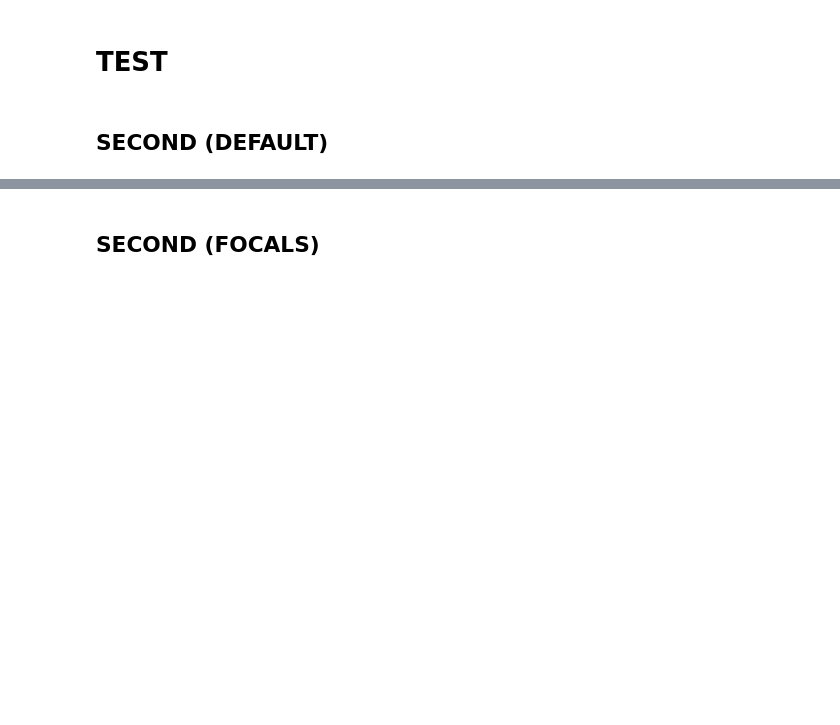
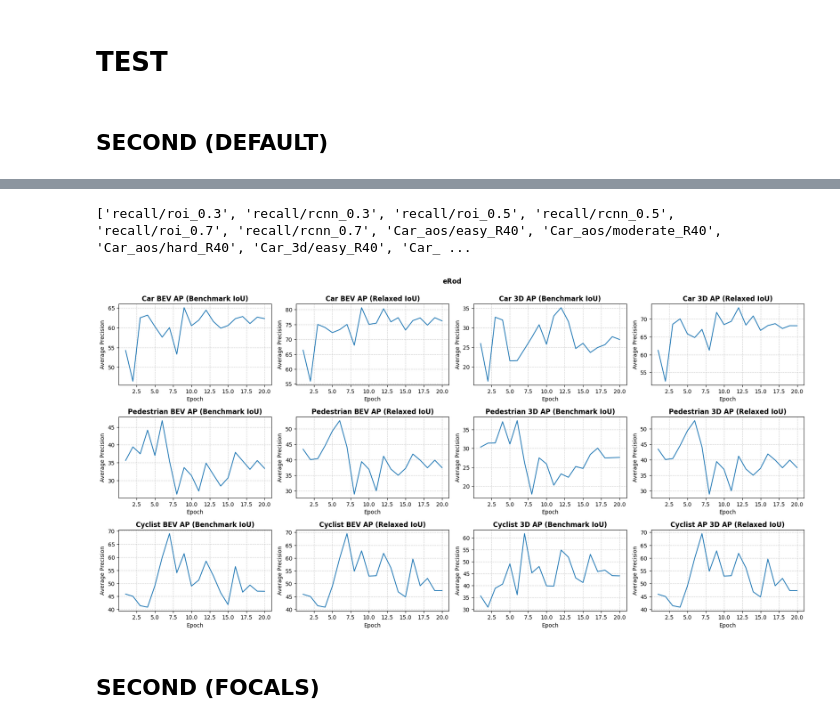
Before and after one commit to KULBerndDockx/OpenPCDet, a Jupyter notebook: tensorboard copy.ipynb, the cells around one changed output, grey strips where cells are left out. Cells and saved outputs as stored; diff of their text form; code cells hidden in the pictures; blank space fills up the shorter version.

Commit message:
new graphs

```diff
--- a/tensorboard copy.ipynb
+++ b/tensorboard copy.ipynb
@@ -113,34 +113,21 @@ def print_tb(dataset=None,log_dir=None):
 # %%
 log_test = {
     "S_F_def": {
-        "K": "/OpenPCDet/output/OpenPCDet/tools/cfgs/models/S/F/S_F_K/default/eval/eval_all_default/default/tensorboard_val",
         "N": "/OpenPCDet/output/OpenPCDet/tools/cfgs/models/S/F/S_F_N/default/eval/eval_all_default/default/tensorboard_val",
-        "E": "/OpenPCDet/output/OpenPCDet/tools/cfgs/models/S/F/S_F_E/default/eval/eval_all_default/default/tensorboard_val_all",
+        "E": "/OpenPCDet/output/OpenPCDet/tools/cfgs/models/S/F/S_F_E/default/eval/eval_all_default/default_def/tensorboard_val_all",
     },
     "P_D_ftd": {
         "K": "/OpenPCDet/output/OpenPCDet/tools/cfgs/models/P/D/P_D_K/default/eval/eval_all_default/default/tensorboard_val",
-        "N": "/OpenPCDet/output/OpenPCDet/tools/cfgs/models/P/D/P_D_N/default/eval/eval_all_default/default/tensorboard_val",
         "E": "/OpenPCDet/output/OpenPCDet/tools/cfgs/models/P/D/P_D_E/default/eval/eval_all_default/default_0/tensorboard_val_all",
-    },
-    "P_T_ftd": {
-        "K": "/OpenPCDet/output/OpenPCDet/tools/cfgs/models/P/T/P_T_K/default/eval/eval_all_default/default/tensorboard_val",
-        "N": "/OpenPCDet/output/OpenPCDet/tools/cfgs/models/P/T/P_T_N/default/eval/eval_all_default/default/tensorboard_val_all",
-        "E": "/OpenPCDet/output/OpenPCDet/tools/cfgs/models/P/T/P_T_E/default/eval/eval_all_default/default/tensorboard_val_all",
     },
     "S_D_ftd": {
         "K": "/OpenPCDet/output/OpenPCDet/tools/cfgs/models/S/D/S_D_K/default/eval/eval_all_default/default/tensorboard_val",
-        "N": "/OpenPCDet/output/OpenPCDet/tools/cfgs/models/S/D/S_D_N/default/eval/eval_all_default/default/tensorboard_val",
         "E": "/OpenPCDet/output/OpenPCDet/tools/cfgs/models/S/D/S_D_E/default/eval/eval_all_default/default/tensorboard_val_all",
     },
     "S_F_ftd": {
         "K": "/OpenPCDet/output/OpenPCDet/tools/cfgs/models/S/F/S_F_K/default/eval/eval_all_default/default/tensorboard_val",
         "N": "/OpenPCDet/output/OpenPCDet/tools/cfgs/models/S/F/S_F_N/default/eval/eval_all_default/default/tensorboard_val",
         "E": "/OpenPCDet/output/OpenPCDet/tools/cfgs/models/S/F/S_F_E/default/eval/eval_all_default/default_ftd/tensorboard_val_all",
-    },
-    "S_T_ftd": {
-        "K": "/OpenPCDet/output/OpenPCDet/tools/cfgs/models/S/T/S_T_K/default/eval/eval_all_default/default/tensorboard_val",
-        "N": "/OpenPCDet/output/OpenPCDet/tools/cfgs/models/S/T/S_T_N/default/eval/eval_all_default/default/tensorboard_val_all",
-        "E": "/OpenPCDet/output/OpenPCDet/tools/cfgs/models/S/T/S_T_E/default/eval/eval_all_default/default/tensorboard_val_all",
     }
 }
 # %%
@@ -159,5 +149,8 @@ print_tb("KITTI",log_test["S_D_ftd"]["K"])
 # %%
-print_tb(log_test["S_D_ftd"]["E"])
+print_tb("eRod",log_test["S_D_ftd"]["E"])
+# %% [output]
+['recall/roi_0.3', 'recall/rcnn_0.3', 'recall/roi_0.5', 'recall/rcnn_0.5', 'recall/roi_0.7', 'recall/rcnn_0.7', 'Car_aos/easy_R40', 'Car_aos/moderate_R40', 'Car_aos/hard_R40', 'Car_3d/easy_R40', 'Car_ ...
+[figure, added]
 # %% [markdown]
 ## SECOND (FOCALS)
 # %%
```
Also changed, not shown: parts of 7 cells of this notebook.
